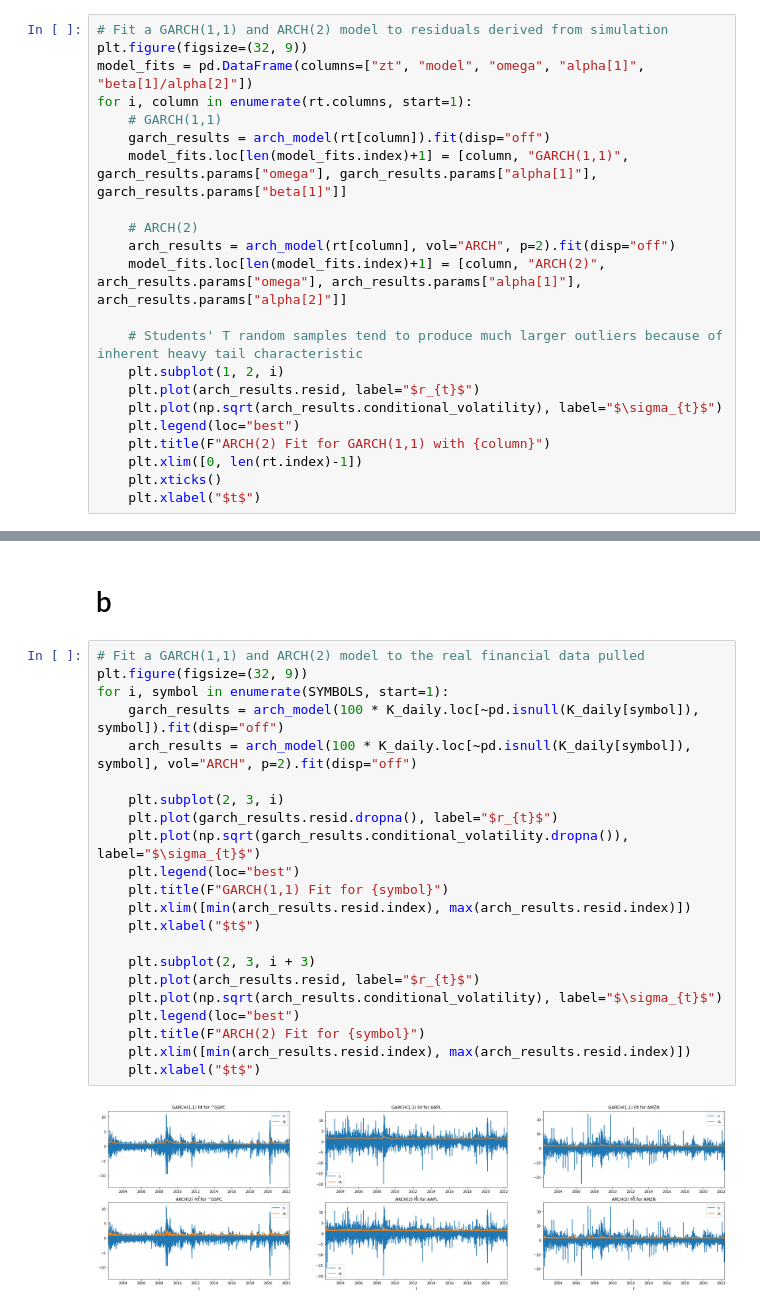
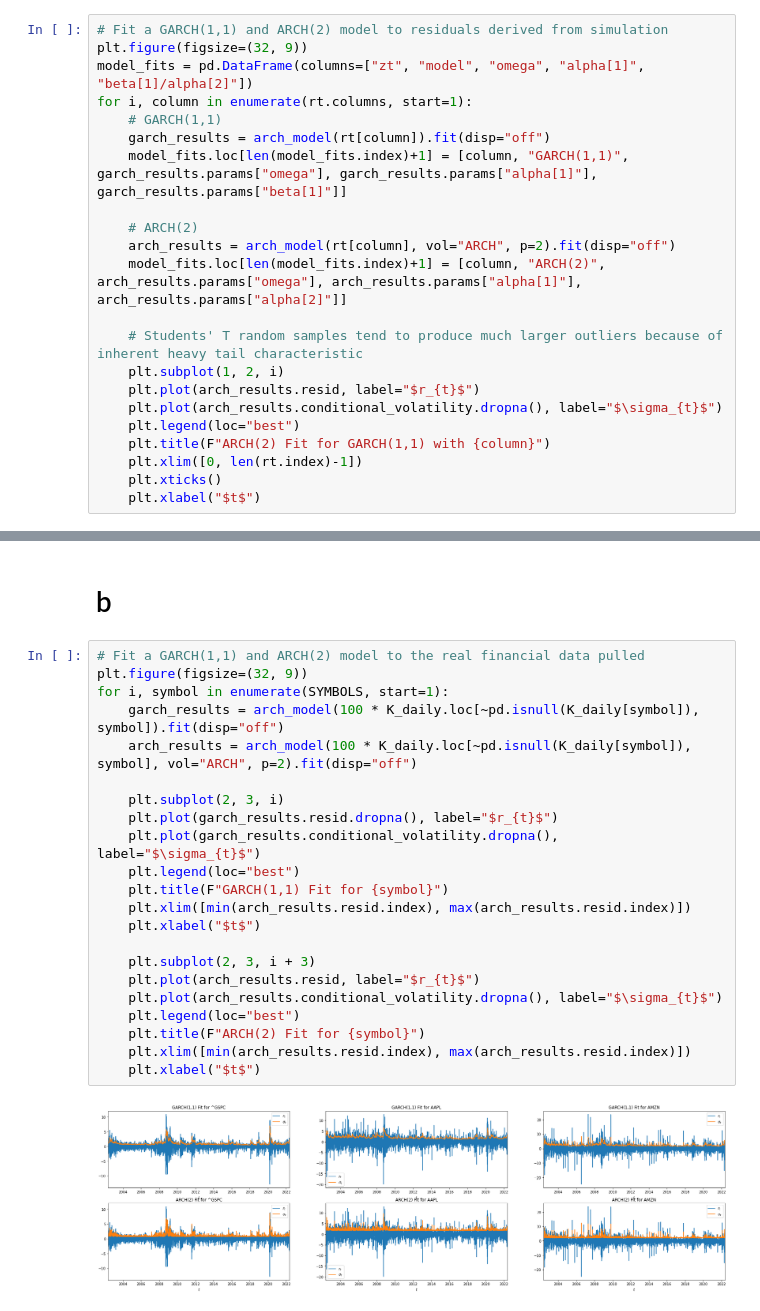
Before and after one commit to markkoszykowski/ECE478---Financial-Signal-Processing, a Jupyter notebook: Problem Set 5/ps5_6.ipynb, the cells around one changed output, grey strips where cells are left out. Cells and saved outputs as stored; diff of their text form.

```diff
--- a/Problem Set 5/ps5_6.ipynb
+++ b/Problem Set 5/ps5_6.ipynb
@@ -176,7 +176,7 @@ for i, column in enumerate(rt.columns, start=1):
     # Students' T random samples tend to produce much larger outliers because of inherent heavy tail characteristic
     plt.subplot(1, 2, i)
     plt.plot(arch_results.resid, label="$r_{t}$")
-    plt.plot(np.sqrt(arch_results.conditional_volatility), label="$\sigma_{t}$")
+    plt.plot(arch_results.conditional_volatility.dropna(), label="$\sigma_{t}$")
     plt.legend(loc="best")
     plt.title(F"ARCH(2) Fit for GARCH(1,1) with {column}")
     plt.xlim([0, len(rt.index)-1])
@@ -198,24 +198,24 @@ display(HTML(model_fits.head().to_html()))
 # %%
 # Fit a GARCH(1,1) and ARCH(2) model to the real financial data pulled
 plt.figure(figsize=(32, 9))
 for i, symbol in enumerate(SYMBOLS, start=1):
     garch_results = arch_model(100 * K_daily.loc[~pd.isnull(K_daily[symbol]), symbol]).fit(disp="off")
     arch_results = arch_model(100 * K_daily.loc[~pd.isnull(K_daily[symbol]), symbol], vol="ARCH", p=2).fit(disp="off")
 
     plt.subplot(2, 3, i)
     plt.plot(garch_results.resid.dropna(), label="$r_{t}$")
-    plt.plot(np.sqrt(garch_results.conditional_volatility.dropna()), label="$\sigma_{t}$")
+    plt.plot(garch_results.conditional_volatility.dropna(), label="$\sigma_{t}$")
     plt.legend(loc="best")
     plt.title(F"GARCH(1,1) Fit for {symbol}")
     plt.xlim([min(arch_results.resid.index), max(arch_results.resid.index)])
     plt.xlabel("$t$")
 
     plt.subplot(2, 3, i + 3)
     plt.plot(arch_results.resid, label="$r_{t}$")
-    plt.plot(np.sqrt(arch_results.conditional_volatility), label="$\sigma_{t}$")
+    plt.plot(arch_results.conditional_volatility.dropna(), label="$\sigma_{t}$")
     plt.legend(loc="best")
     plt.title(F"ARCH(2) Fit for {symbol}")
     plt.xlim([min(arch_results.resid.index), max(arch_results.resid.index)])
     plt.xlabel("$t$")
 # %% [output]
-[figure, old version]
+[figure, new version]
```
Also changed, not shown: parts of 7 cells of this notebook.
